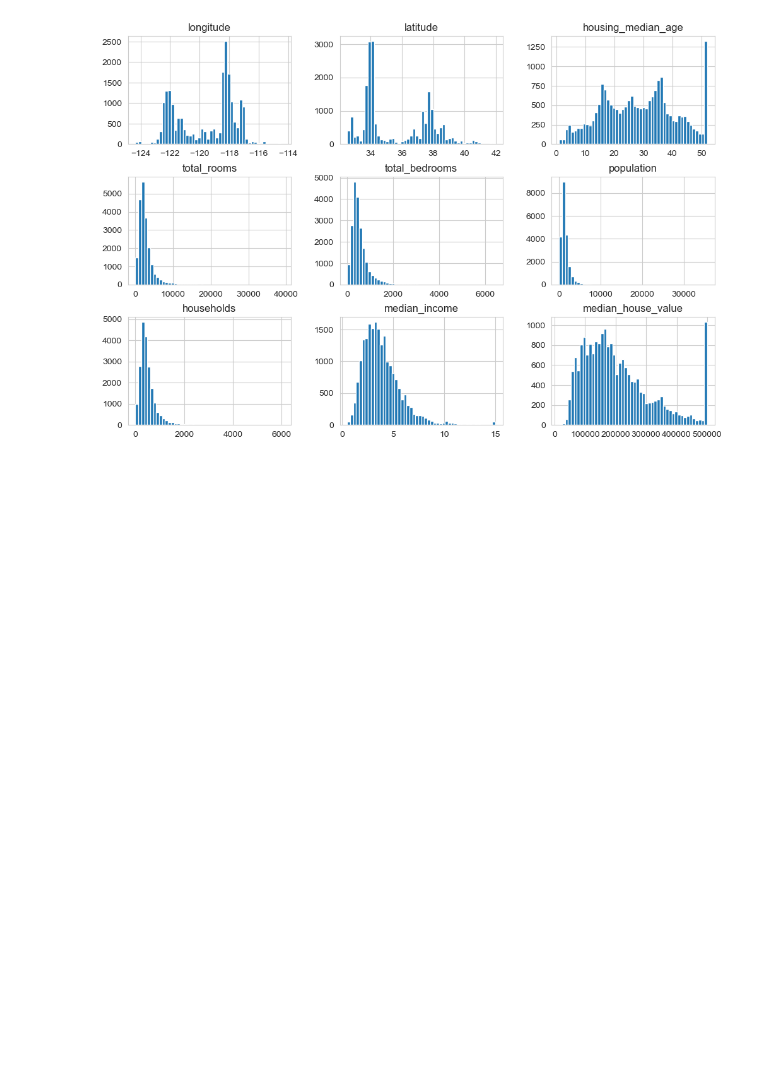
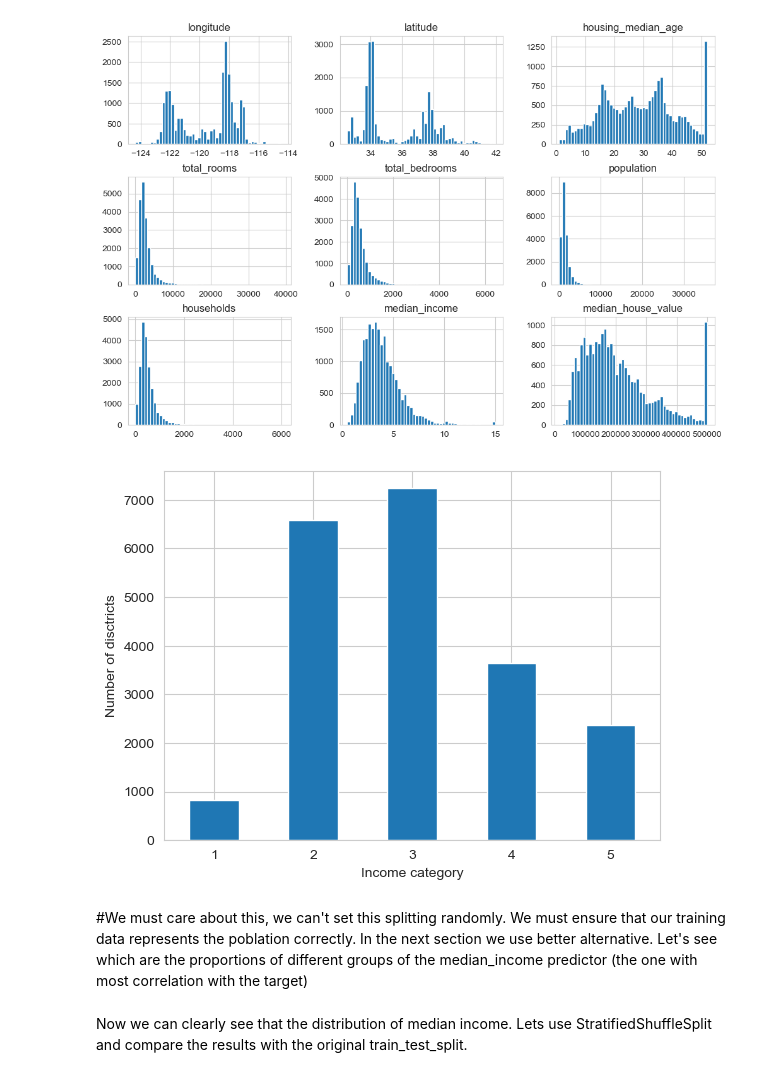
Before and after one commit to oscarguillen-ml/ML-Internship-Portfolio, a Jupyter notebook: 01-california-housing-end-to-end/california_housing.ipynb, the cells around one changed output. Saved outputs shown, nothing was run; the diff lists cells and outputs as text; code cells hidden in the pictures; blank space fills up the shorter version.

```diff
--- a/01-california-housing-end-to-end/california_housing.ipynb
+++ b/01-california-housing-end-to-end/california_housing.ipynb
@@ -90,6 +89,14 @@ sns.scatterplot(data=housing,x='median_income',y='median_house_value');
 housing.hist(bins=50, figsize=(12,8));
 # %% [output]
 [figure]
+# %%
+housing['income_cat']= pd.cut(housing['median_income'], bins=[0.,1.5,3.,4.5,6.,np.inf],labels=[1,2,3,4,5])
+# %%
+housing['income_cat'].value_counts().sort_index().plot.bar(rot=0);
+plt.xlabel('Income category');
+plt.ylabel('Number of disctricts');
+# %% [output]
+[figure, added]
 # %%
 from sklearn.model_selection import train_test_split
 
@@ -98,0 +104,4 @@ train_set, test_set=train_test_split(housing, test_size=0.2, random_state=42)
+# %% [markdown]
+#We must care about this, we can't set this splitting randomly. We must ensure that our training data represents the poblation correctly. In the next section we use better alternative. Let's see which are the proportions of different groups of the median_income predictor (the one with most correlation with the target)
+# %% [markdown]
+Now we can clearly see that the distribution of median income. Lets use StratifiedShuffleSplit and compare the results with the original train_test_split.
```
Also changed, not shown: parts of 26 cells of this notebook.
